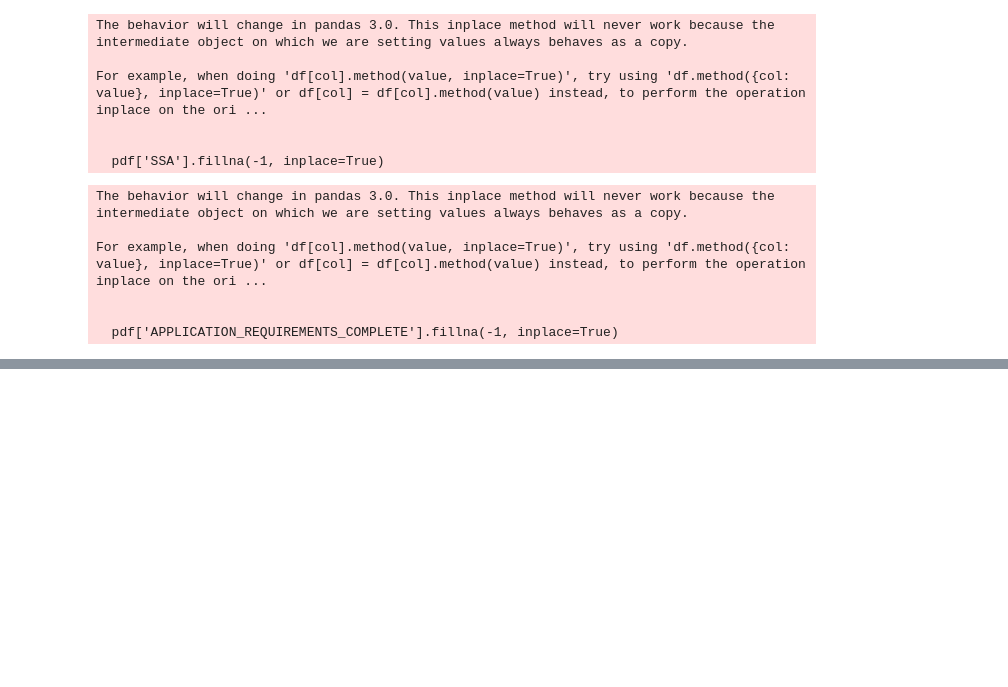
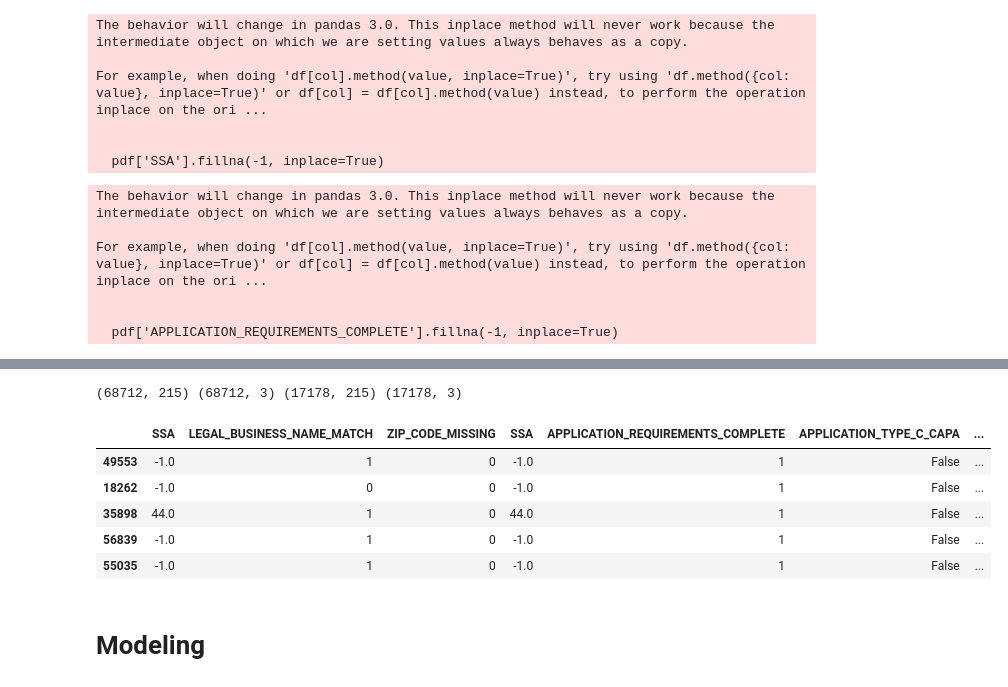
Before and after one commit to Sodz99/License_Classifier, a Jupyter notebook: License_v1.ipynb, the cells around one changed output, grey strips where cells are left out. Saved outputs shown, nothing was run; the diff lists cells and outputs as text; code cells hidden in the pictures; blank space fills up the shorter version.

Commit message:
Model

```diff
--- a/License_v1.ipynb
+++ b/License_v1.ipynb
@@ -343,0 +397,5 @@ For example, when doing 'df[col].method(value, inplace=True)', try using 'df.met
+# %%
+predictors = ['APPLICATION_TYPE', 'CONDITIONAL_APPROVAL', 'LICENSE_CODE', 'SSA', 'LEGAL_BUSINESS_NAME_MATCH',
+                'ZIP_CODE_MISSING', 'SSA', 'APPLICATION_REQUIREMENTS_COMPLETE', 'LICENSE_DESCRIPTION', 'BUSINESS_TYPE']
+
+target = ["LICENSE_STATUS_AAC", "LICENSE_STATUS_AAI", "LICENSE_STATUS_REV"]
@@ -343,0 +422,3 @@ For example, when doing 'df[col].method(value, inplace=True)', try using 'df.met
+# %%
+final_df = pdf[predictors + ["LICENSE_STATUS"]]
+final_df = pd.get_dummies(final_df, columns=['APPLICATION_TYPE', 'CONDITIONAL_APPROVAL', 'LICENSE_CODE', 'LICENSE_DESCRIPTION', 'BUSINESS_TYPE', 'LICENSE_STATUS'])
@@ -343,0 +439,23 @@ For example, when doing 'df[col].method(value, inplace=True)', try using 'df.met
+# %%
+train, test = train_test_split(final_df, test_size=0.2, random_state=123)
+
+X_train = train.drop(target, axis=1).values
+y_train = train[target].values
+
+X_test = test.drop(target, axis=1).values
+y_test = test[target].values
+
+print(X_train.shape, y_train.shape, X_test.shape, y_test.shape)
+# %% [output]
+(68712, 215) (68712, 3) (17178, 215) (17178, 3)
+# %%
+train.head()
+# %% [output]
+|  | SSA | LEGAL_BUSINESS_NAME_MATCH | ZIP_CODE_MISSING | SSA | APPLICATION_REQUIREMENTS_COMPLETE | APPLICATION_TYPE_C_CAPA | ... |
+| 49553 | -1.0 | 1 | 0 | -1.0 | 1 | False | ... |
+| 18262 | -1.0 | 0 | 0 | -1.0 | 1 | False | ... |
+| 35898 | 44.0 | 1 | 0 | 44.0 | 1 | False | ... |
+| 56839 | -1.0 | 1 | 0 | -1.0 | 1 | False | ... |
+| 55035 | -1.0 | 1 | 0 | -1.0 | 1 | False | ... |
+# %% [markdown]
+# Modeling
```
Also changed, not shown: parts of 18 cells of this notebook, 23 other files.
